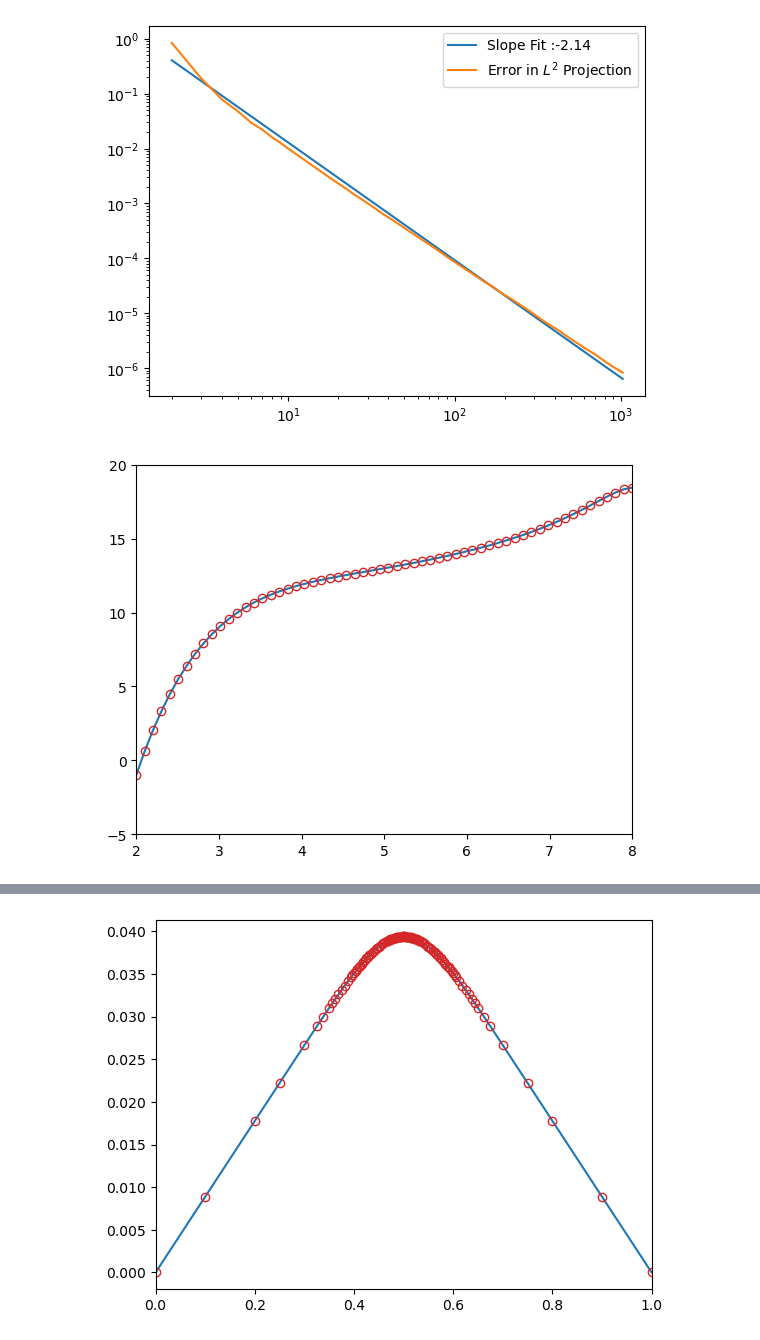
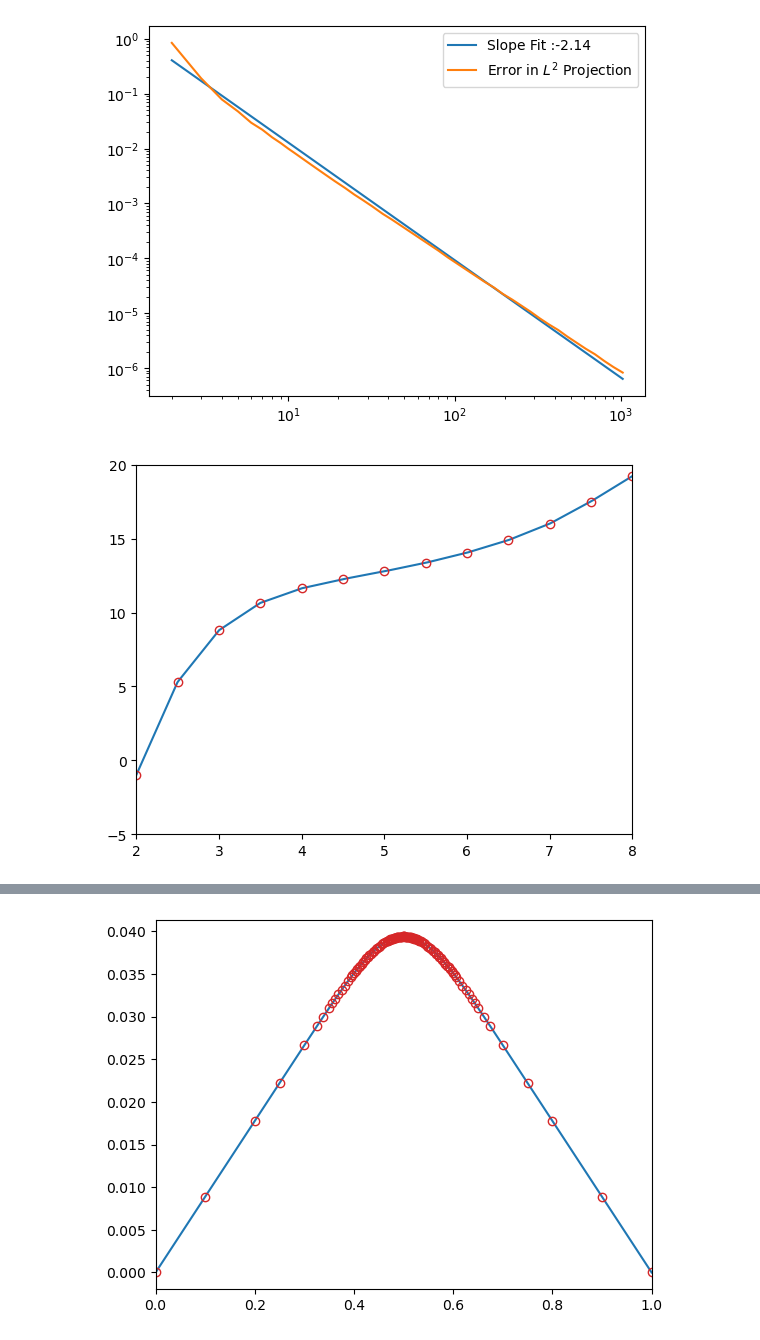
Before and after one commit to PrathamLalwani/FiniteElementProject, a Jupyter notebook: FiniteElement.ipynb, the cells around one changed output, grey strips where cells are left out. Drawn from its saved outputs; the diff is of its cells as text; code cells hidden in the pictures.

```diff
--- a/FiniteElement.ipynb
+++ b/FiniteElement.ipynb
@@ -127,32 +128,61 @@ plt.legend()
 plt.show()
 # %% [output]
 [figure]
+# %%
+def make_u_h(xis, xs):
+    xs = np.asarray(xs)
+    xis = np.asarray(xis)
+
+    def u_h(x):
+        # Ensure array for vectorization
+        x = np.asarray(x)
+
+        # Find interval indices: i s.t. xs[i] <= x < xs[i+1]
+        i = np.searchsorted(xs, x) - 1
+
+        # clamp at boundaries
+        i = np.clip(i, 0, len(xs) - 2)
+
+        x0 = xs[i]
+        x1 = xs[i + 1]
+        u0 = xis[i]
+        u1 = xis[i + 1]
+
+        # linear interpolation
+        t = (x - x0) / (x1 - x0)
+        return u0 * (1 - t) + u1 * t
+
+    return u_h
 # %%
 a, b = 2.0, 8.0
-h = 0.1
+h = 0.5
 N = int((b - a) // (h))
+N_EVAL = 1000
 KAPPA = np.array([1e6, 0.0])
 G = np.array([-1, 0])
+
 
 x = np.linspace(a, b, N + 1)
 
 
 def conductivity(x):
     return (5 - 0.6 * x) * 0.1
 
 
 def source(x):
     return 0.03 * (x - 6.0) ** 4.0
 
 
 u = PoissonSolver1D(x, KAPPA, G, conductivity, source)
-plt.plot(x, u)
+u_h = make_u_h(u, x)
+x_eval = np.linspace(a, b, N_EVAL)
+plt.plot(x_eval, u_h(x_eval))
 plt.plot(x, u, "o", linestyle="None", fillstyle="none", c="C3")
 
 plt.ylim(-5, 20)
 plt.xlim(np.min(x), np.max(x))
 plt.show()
 # %% [output]
-[figure, old version]
+[figure, new version]
 # %%
 a, b = 0.0, 1.0
```
Also changed, not shown: parts of 11 cells of this notebook, 1 other file.
